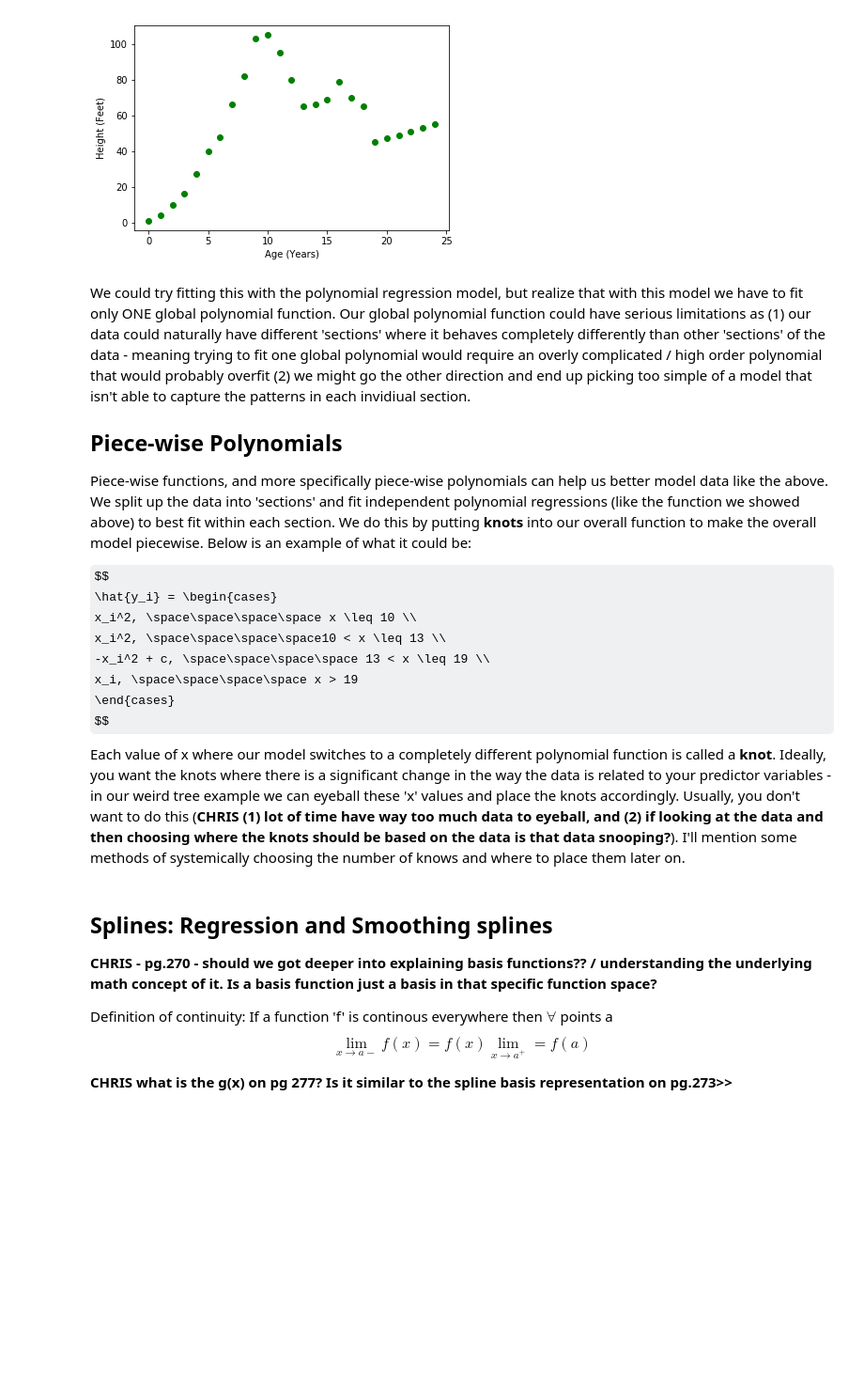
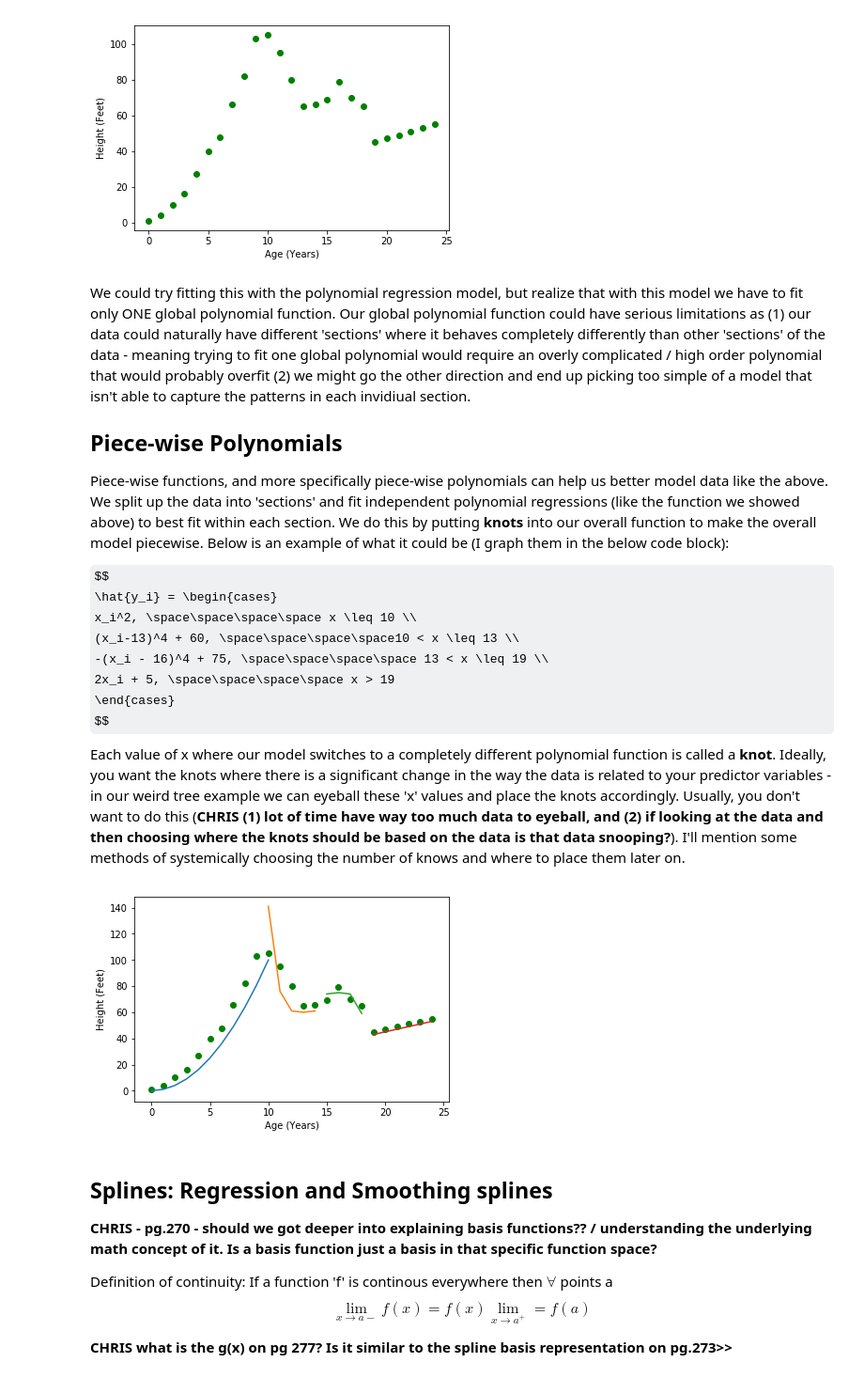
Before and after one commit to hhprogram/BlogPosts, a Jupyter notebook: Regression_Post.ipynb, the cells around one changed output. Shown at 94% size. Cells and saved outputs as stored; diff of their text form; code cells hidden in the pictures; some formulas as TeX source; blank space fills up the shorter version.

Commit message:
adding actual function values to piece-wise polynomial and graphing it

```diff
--- a/Regression_Post.ipynb
+++ b/Regression_Post.ipynb
@@ -407,17 +407,41 @@ plt.show()
 We could try fitting this with the polynomial regression model, but realize that with this model we have to fit only ONE global polynomial function. Our global polynomial function could have serious limitations as (1) our data could naturally have different 'sections' where it behaves completely differently than other 'sections' of the data - meaning trying to fit one global polynomial would require an overly complicated / high order polynomial that would probably overfit (2) we might go the other direction and end up picking too simple of a model that isn't able to capture the patterns in each invidiual section.
 
 ## Piece-wise Polynomials
-Piece-wise functions, and more specifically piece-wise polynomials can help us better model data like the above. We split up the data into 'sections' and fit independent polynomial regressions (like the function we showed above) to best fit within each section. We do this by putting __knots__ into our overall function to make the overall model piecewise. Below is an example of what it could be:
+Piece-wise functions, and more specifically piece-wise polynomials can help us better model data like the above. We split up the data into 'sections' and fit independent polynomial regressions (like the function we showed above) to best fit within each section. We do this by putting __knots__ into our overall function to make the overall model piecewise. Below is an example of what it could be (I graph them in the below code block):
 
 $$
 \hat{y_i} = \begin{cases}
       x_i^2, \space\space\space\space x \leq 10 \\
-      x_i^2, \space\space\space\space10 < x \leq 13 \\
-      -x_i^2 + c, \space\space\space\space 13 < x \leq 19 \\
-      x_i, \space\space\space\space x > 19
+      (x_i-13)^4 + 60, \space\space\space\space10 < x \leq 13 \\
+      -(x_i - 16)^4 + 75, \space\space\space\space 13 < x \leq 19 \\
+      2x_i + 5, \space\space\space\space x > 19
    \end{cases}
 $$
 Each value of x where our model switches to a completely different polynomial function is called a __knot__. Ideally, you want the knots where there is a significant change in the way the data is related to your predictor variables - in our weird tree example we can eyeball these 'x' values and place the knots accordingly. Usually, you don't want to do this (__CHRIS (1) lot of time have way too much data to eyeball, and (2) if looking at the data and then choosing where the knots should be based on the data is that data snooping?__). I'll mention some methods of systemically choosing the number of knows and where to place them later on.
+# %%
+import matplotlib.pyplot as plt
+
+# Where we just assume Y to be height of a tree in feet and X to be age in years
+
+y = [1,4,10,16,27,40,48,66, 82, 103, 105, 95, 80, 65, 66, 69, 79, 70, 65, 45, 47, 49, 51, 53, 55]
+x = [i for i in range(25)]
+fig, ax = plt.subplots()
+# below are each of the y points given our piece wise polynomial above
+y1 = [element**2 for element in x][:11]
+ax.plot(x[:11], y1)
+y2 = [(element - 13)**4 + 60 for element in x[10:15]]
+ax.plot(x[10:15], y2)
+y3 = [-(element - 16)**4 + 75 for element in x[15:19]]
+ax.plot(x[15:19], y3)
+y4 = [element*2+5 for element in x[19:]]
+ax.plot(x[19:], y4)
+
+ax.scatter(x,y, c='green')
+ax.set_xlabel("Age (Years)")
+ax.set_ylabel("Height (Feet)")
+plt.show()
+# %% [output]
+[figure, added]
 # %% [markdown]
 ## Splines: Regression and Smoothing splines
 
```
Also changed, not shown: parts of 1 cell of this notebook.
